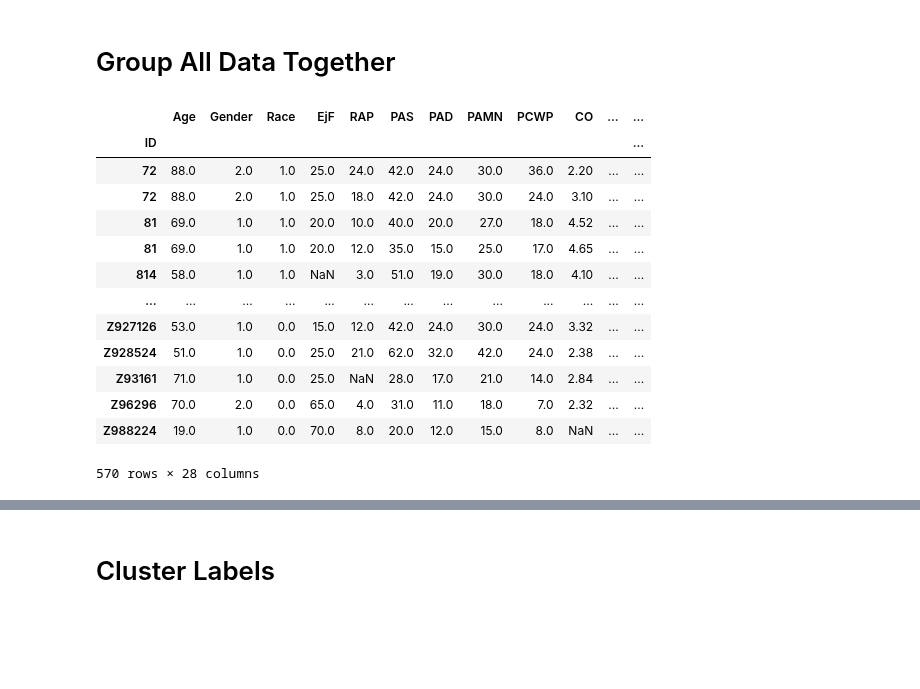
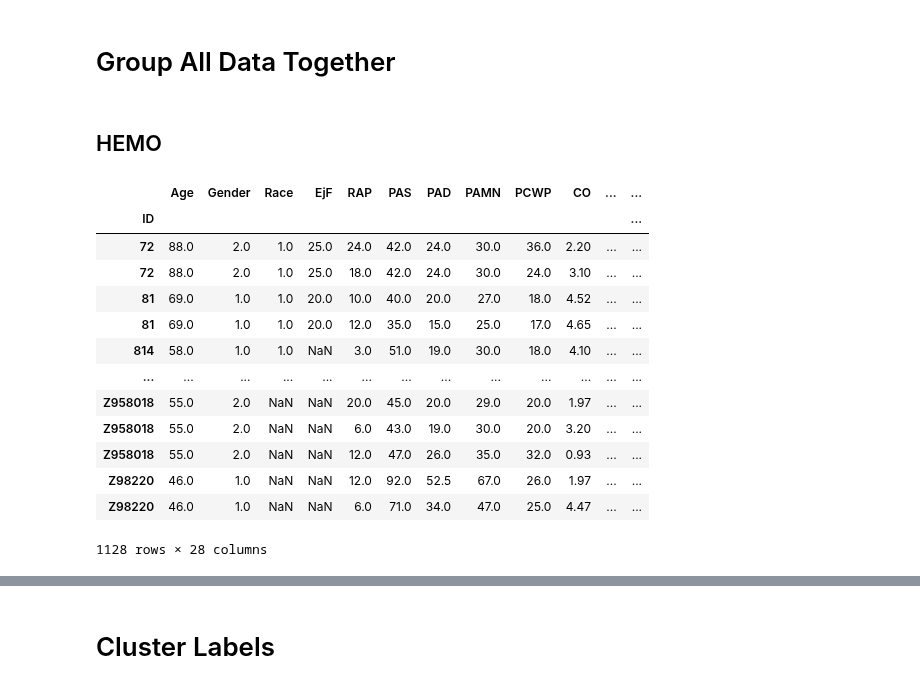
Before and after one commit to jozieLamp/CARNA, a Jupyter notebook: Group Cluster Create Score Labels.ipynb, the cells around one changed output, grey strips where cells are left out. Drawn from its saved outputs; the diff is of its cells as text; code cells hidden in the pictures; blank space fills up the shorter version.

```diff
--- a/Group Cluster Create Score Labels.ipynb
+++ b/Group Cluster Create Score Labels.ipynb
@@ -26,15 +26,29 @@ escapeAllData = pd.read_csv("Data/Original DataFrames/AllDataSingleValue.csv", s
 escapeHemo = pd.read_csv("Data/Original DataFrames/HemoSingleValue.csv", sep=",", index_col='DEIDNUM').sort_index() #dataset with only hemodynamics
 escapeLabels  = pd.read_csv("Data/Original DataFrames/Labels.csv", sep=",", index_col='DEIDNUM').sort_index() #labels for prediction classes
 
-#Guide it
-guideAllData = pd.read_csv("Data Validation/GUIDE-IT/Original DataFrames/AllDataGUIDE-IT.csv", sep=",", index_col='ID').sort_index()
-guideLabels = pd.read_csv("Data Validation/GUIDE-IT/Original DataFrames/LabelsGUIDE-IT.csv", sep=",", index_col='ID').sort_index()
-
 #Cardiogenic Shock
 cardShockHemo = pd.read_csv("Data Validation/Cardiogenic Shock/Original DataFrames/HemoCardiogenicShock.csv", sep=",", index_col='ID').sort_index()
 cardShockAllData = pd.read_csv("Data Validation/Cardiogenic Shock/Original DataFrames/AllDataCardiogenicShock.csv", sep=",", index_col='ID').sort_index()
 cardShockHemoLabels = pd.read_csv("Data Validation/Cardiogenic Shock/Original DataFrames/HemoLabelsCardiogenicShock.csv", sep=",", index_col='ID').sort_index()
 cardShockLabels = pd.read_csv("Data Validation/Cardiogenic Shock/Original DataFrames/LabelsCardiogenicShock.csv", sep=",", index_col='ID').sort_index()
+
+#Serial Cardiac
+serialHemo = pd.read_csv("Data Validation/Serial Cardiac Caths/Original DataFrames/HemoSerialCardiac.csv", sep=",", index_col='ID').sort_index()
+serialAllData = pd.read_csv("Data Validation/Serial Cardiac Caths/Original DataFrames/AllDataSerialCardiac.csv", sep=",", index_col='ID').sort_index()
+serialHemoLabels = pd.read_csv("Data Validation/Serial Cardiac Caths/Original DataFrames/HemoLabelsSerialCardiac.csv", sep=",", index_col='ID').sort_index()
+serialLabels = pd.read_csv("Data Validation/Serial Cardiac Caths/Original DataFrames/LabelsSerialCardiac.csv", sep=",", index_col='ID').sort_index()
+
+#HF-ACTION
+hfactionAllData = pd.read_csv("Data Validation/HF-ACTION/Original DataFrames/AllDataHF-ACTION.csv", sep=",", index_col='ID').sort_index()
+hfactionLabels = pd.read_csv("Data Validation/HF-ACTION/Original DataFrames/LabelsHF-ACTION.csv", sep=",", index_col='ID').sort_index()
+
+#BEST
+bestAllData = pd.read_csv("Data Validation/BEST/Original DataFrames/AllDataBEST.csv", sep=",", index_col='ID').sort_index()
+bestLabels = pd.read_csv("Data Validation/BEST/Original DataFrames/LabelsBEST.csv", sep=",", index_col='ID').sort_index()
+
+#Guide it
+guideAllData = pd.read_csv("Data Validation/GUIDE-IT/Original DataFrames/AllDataGUIDE-IT.csv", sep=",", index_col='ID').sort_index()
+guideLabels = pd.read_csv("Data Validation/GUIDE-IT/Original DataFrames/LabelsGUIDE-IT.csv", sep=",", index_col='ID').sort_index()
 # %% [markdown]
 # Global Params
 # %%
@@ -52,22 +66,25 @@ hemoModelName = 'Cluster_AC_Hemo'
 allDataModelName = 'Cluster_AC_AllData'
 # %% [markdown]
 # Group All Data Together
+# %% [markdown]
+## HEMO
 # %%
 hemoOrig = escapeHemo.append(cardShockHemo)
+hemoOrig = hemoOrig.append(serialHemo)
 hemoOrig.index.name = 'ID'
 hemoOrig
 # %% [output]
 |  | Age | Gender | Race | EjF | RAP | PAS | PAD | PAMN | PCWP | CO | ... | ... |
 | ID |  |  |  |  |  |  |  |  |  |  |  | ... |
 | 72 | 88.0 | 2.0 | 1.0 | 25.0 | 24.0 | 42.0 | 24.0 | 30.0 | 36.0 | 2.20 | ... | ... |
 | 72 | 88.0 | 2.0 | 1.0 | 25.0 | 18.0 | 42.0 | 24.0 | 30.0 | 24.0 | 3.10 | ... | ... |
 | 81 | 69.0 | 1.0 | 1.0 | 20.0 | 10.0 | 40.0 | 20.0 | 27.0 | 18.0 | 4.52 | ... | ... |
 | 81 | 69.0 | 1.0 | 1.0 | 20.0 | 12.0 | 35.0 | 15.0 | 25.0 | 17.0 | 4.65 | ... | ... |
 | 814 | 58.0 | 1.0 | 1.0 | NaN | 3.0 | 51.0 | 19.0 | 30.0 | 18.0 | 4.10 | ... | ... |
 | ... | ... | ... | ... | ... | ... | ... | ... | ... | ... | ... | ... | ... |
-| Z927126 | 53.0 | 1.0 | 0.0 | 15.0 | 12.0 | 42.0 | 24.0 | 30.0 | 24.0 | 3.32 | ... | ... |
-| Z928524 | 51.0 | 1.0 | 0.0 | 25.0 | 21.0 | 62.0 | 32.0 | 42.0 | 24.0 | 2.38 | ... | ... |
-| Z93161 | 71.0 | 1.0 | 0.0 | 25.0 | NaN | 28.0 | 17.0 | 21.0 | 14.0 | 2.84 | ... | ... |
-| Z96296 | 70.0 | 2.0 | 0.0 | 65.0 | 4.0 | 31.0 | 11.0 | 18.0 | 7.0 | 2.32 | ... | ... |
-| Z988224 | 19.0 | 1.0 | 0.0 | 70.0 | 8.0 | 20.0 | 12.0 | 15.0 | 8.0 | NaN | ... | ... |
+| Z958018 | 55.0 | 2.0 | NaN | NaN | 20.0 | 45.0 | 20.0 | 29.0 | 20.0 | 1.97 | ... | ... |
+| Z958018 | 55.0 | 2.0 | NaN | NaN | 6.0 | 43.0 | 19.0 | 30.0 | 20.0 | 3.20 | ... | ... |
+| Z958018 | 55.0 | 2.0 | NaN | NaN | 12.0 | 47.0 | 26.0 | 35.0 | 32.0 | 0.93 | ... | ... |
+| Z98220 | 46.0 | 1.0 | NaN | NaN | 12.0 | 92.0 | 52.5 | 67.0 | 26.0 | 1.97 | ... | ... |
+| Z98220 | 46.0 | 1.0 | NaN | NaN | 6.0 | 71.0 | 34.0 | 47.0 | 25.0 | 4.47 | ... | ... |
-570 rows × 28 columns
+1128 rows × 28 columns
```
Also changed, not shown: parts of 21 cells of this notebook, 13 other files.
